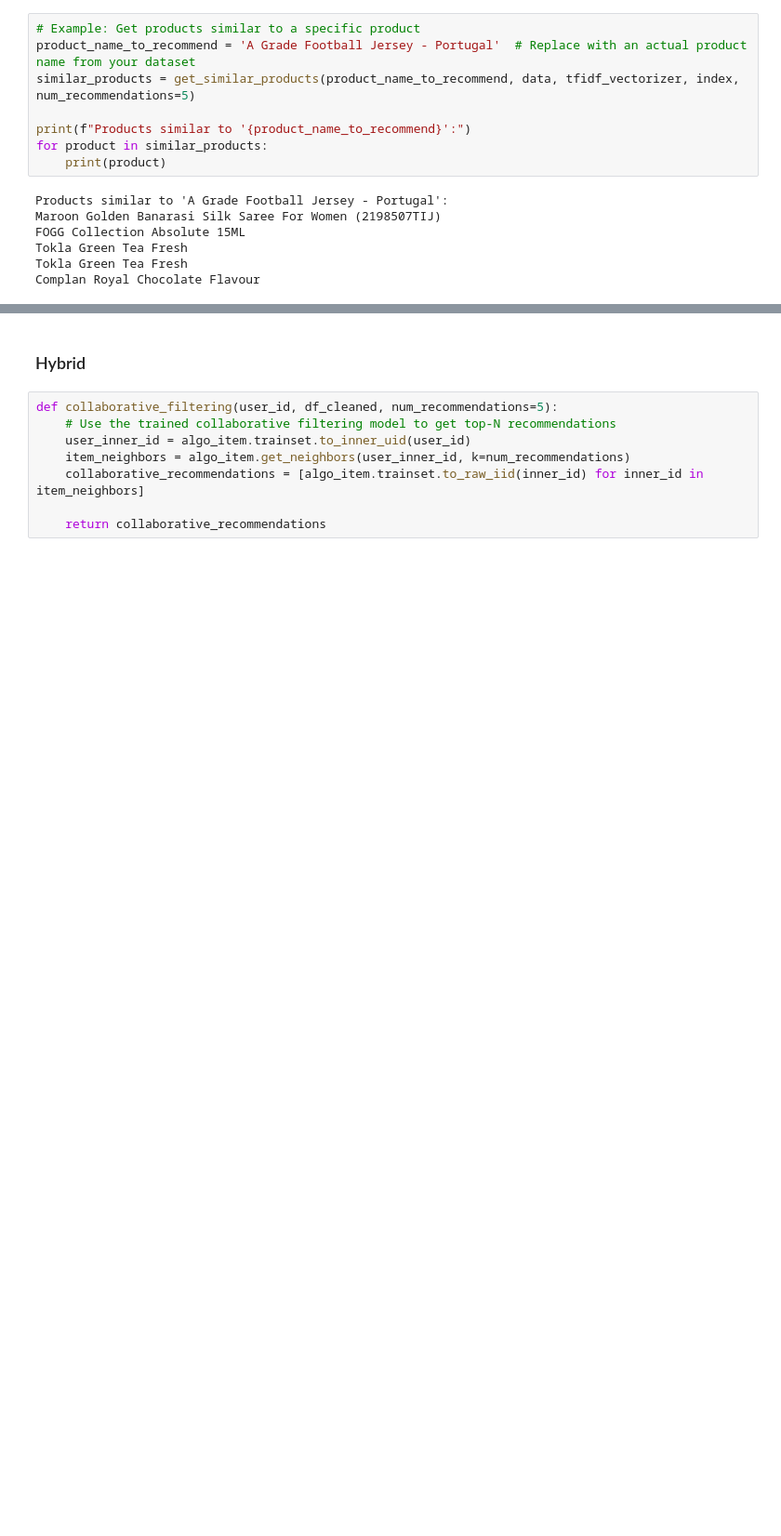
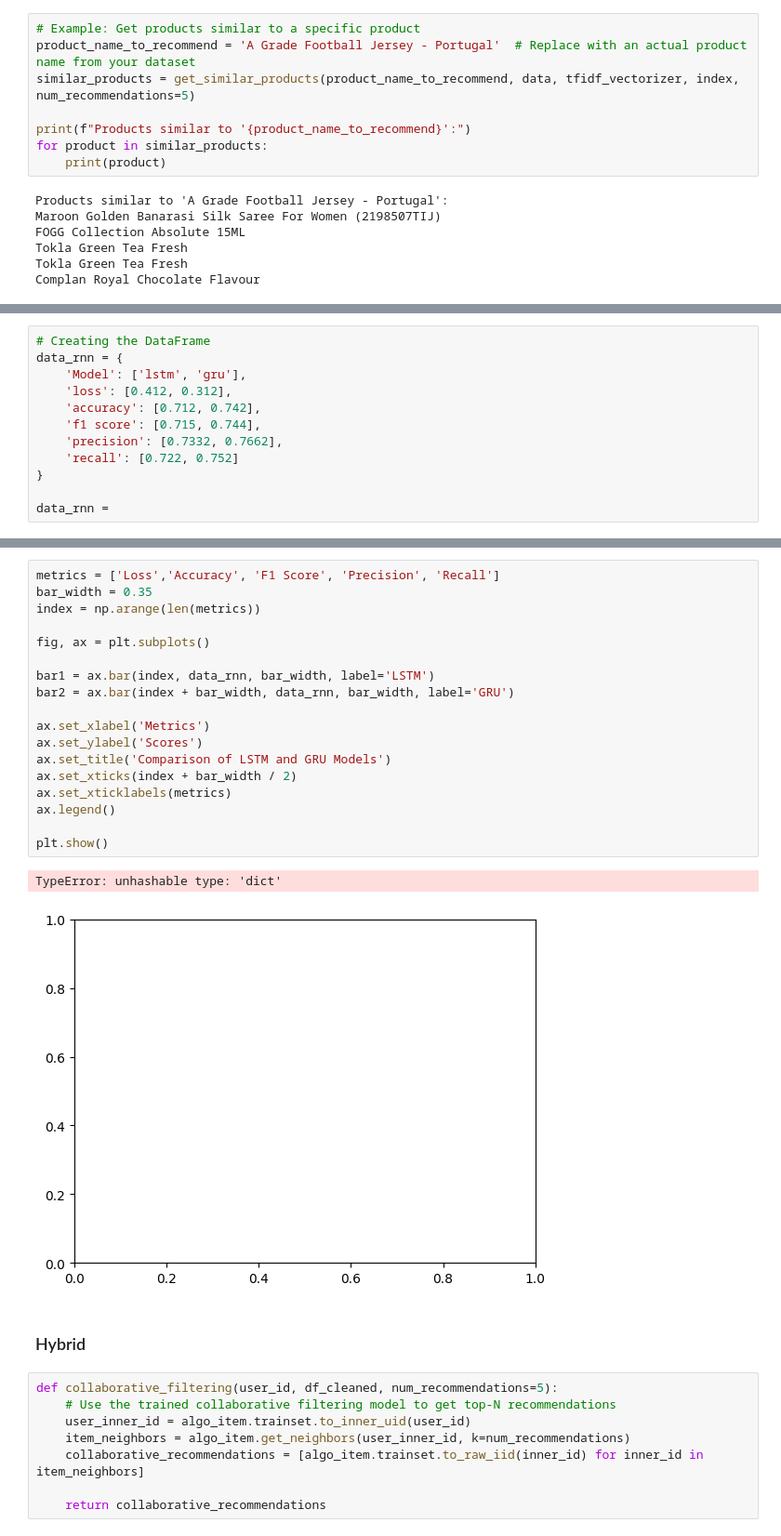
Before and after one commit to rajshrestha416/recommendation, a Jupyter notebook: Recommendation.ipynb, the cells around one changed output, grey strips where cells are left out. Shown at 93% size. Saved outputs shown, nothing was run; the diff lists cells and outputs as text; blank space fills up the shorter version.

```diff
--- a/Recommendation.ipynb
+++ b/Recommendation.ipynb
@@ -663,0 +756,12 @@ Complan Royal Chocolate Flavour
+# %%
+# Creating the DataFrame
+data_rnn = {
+    'Model': ['lstm', 'gru'],
+    'loss': [0.412, 0.312],
+    'accuracy': [0.712, 0.742],
+    'f1 score': [0.715, 0.744],
+    'precision': [0.7332, 0.7662],
+    'recall': [0.722, 0.752]
+}
+
+data_rnn =
@@ -664,3 +805,24 @@ Complan Royal Chocolate Flavour
+# %%
+metrics = ['Loss','Accuracy', 'F1 Score', 'Precision', 'Recall']
+bar_width = 0.35
+index = np.arange(len(metrics))
+
+fig, ax = plt.subplots()
+
+bar1 = ax.bar(index, data_rnn, bar_width, label='LSTM')
+bar2 = ax.bar(index + bar_width, data_rnn, bar_width, label='GRU')
+
+ax.set_xlabel('Metrics')
+ax.set_ylabel('Scores')
+ax.set_title('Comparison of LSTM and GRU Models')
+ax.set_xticks(index + bar_width / 2)
+ax.set_xticklabels(metrics)
+ax.legend()
+
+plt.show()
+# %% [output]
+TypeError: unhashable type: 'dict'
+[figure, added]
 # %% [markdown]
 ### Hybrid
 # %%
```
Also changed, not shown: parts of 9 cells of this notebook, 1 other file.
